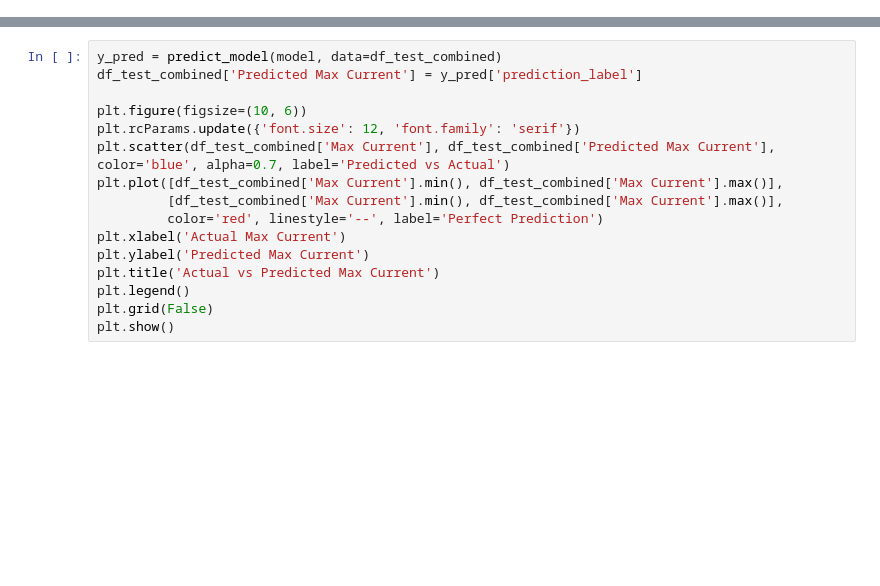
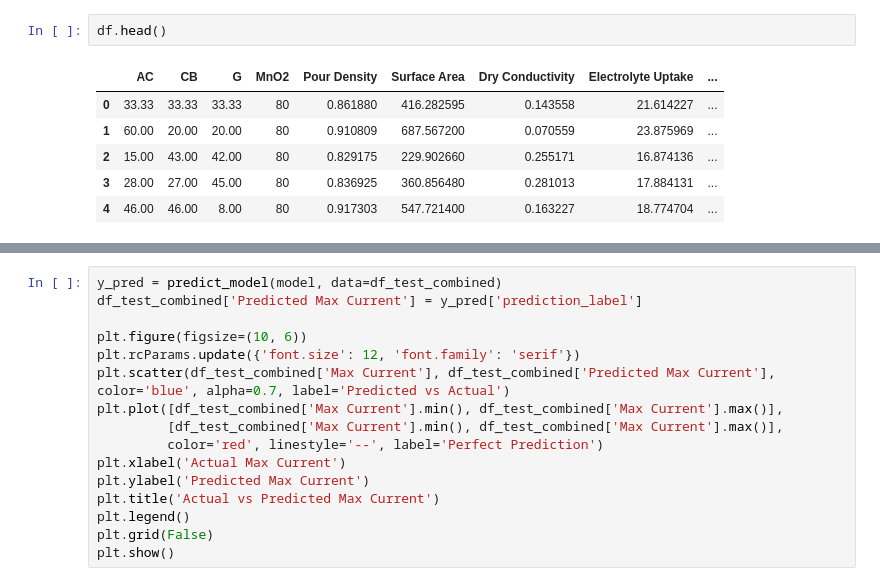
Before and after one commit to chamodpeiris/Curcumin_BendGap_Cheminfo, a Jupyter notebook: Nahda_MaxCurrent.ipynb, the cells around one changed output, grey strips where cells are left out. Drawn from its saved outputs; the diff is of its cells as text; blank space fills up the shorter version.

```diff
--- a/Nahda_MaxCurrent.ipynb
+++ b/Nahda_MaxCurrent.ipynb
@@ -38,6 +38,15 @@ evaluate_model(model)
 | lar | Least Angle Regression | 47.2191 | 30775.9152 | 57.7513 | -1154.3593 | 0.7435 | 9.9385 | 0.0050 |
 [interactive output not drawn]
 interactive(children=(ToggleButtons(description='Plot Type:', icons=('',), options=(('Pipeline Plot', 'pipelin…
+# %%
+df.head()
+# %% [output]
+|  | AC | CB | G | MnO2 | Pour Density | Surface Area | Dry Conductivity | Electrolyte Uptake | ... |
+| 0 | 33.33 | 33.33 | 33.33 | 80 | 0.861880 | 416.282595 | 0.143558 | 21.614227 | ... |
+| 1 | 60.00 | 20.00 | 20.00 | 80 | 0.910809 | 687.567200 | 0.070559 | 23.875969 | ... |
+| 2 | 15.00 | 43.00 | 42.00 | 80 | 0.829175 | 229.902660 | 0.255171 | 16.874136 | ... |
+| 3 | 28.00 | 27.00 | 45.00 | 80 | 0.836925 | 360.856480 | 0.281013 | 17.884131 | ... |
+| 4 | 46.00 | 46.00 | 8.00 | 80 | 0.917303 | 547.721400 | 0.163227 | 18.774704 | ... |
 # %%
 from sklearn.preprocessing import StandardScaler
 from sklearn.model_selection import train_test_split
```
Also changed, not shown: parts of 2 cells of this notebook, 1 other file.
